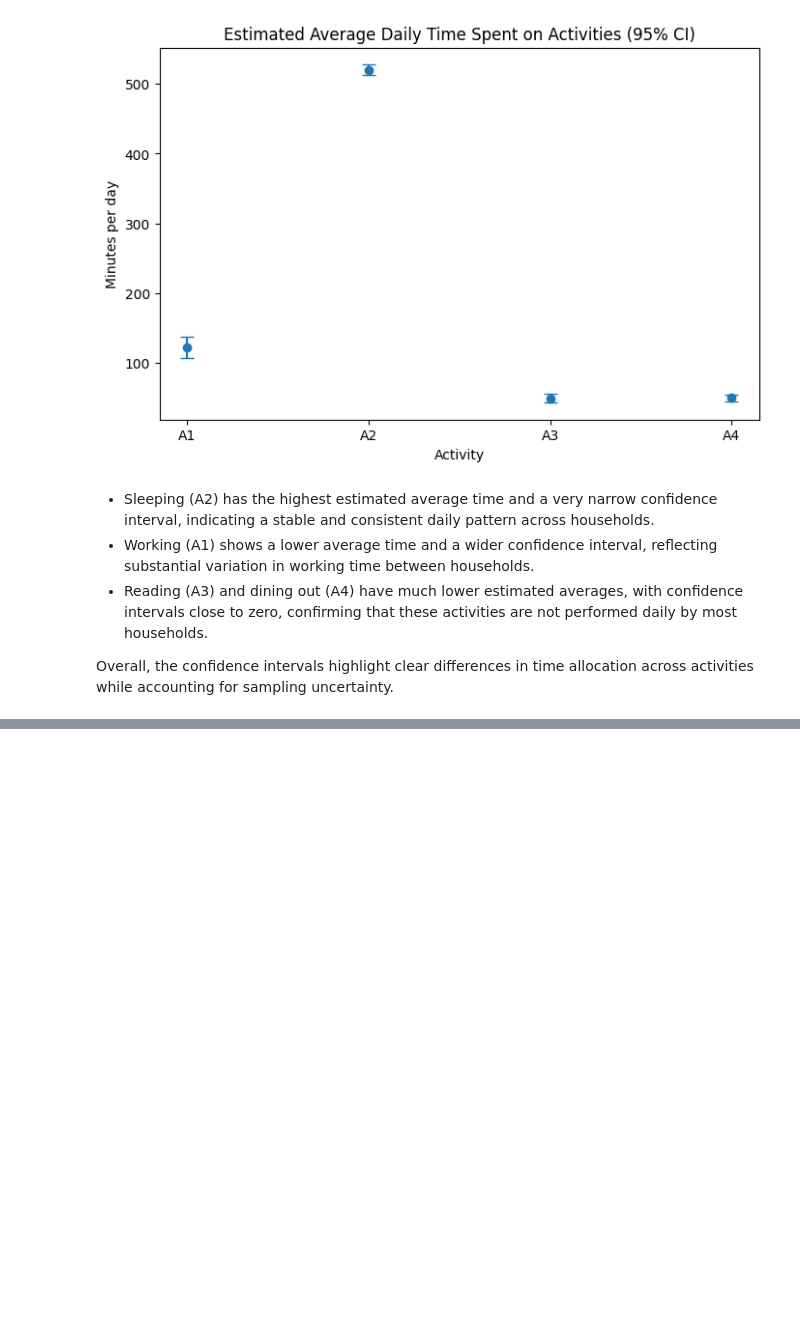
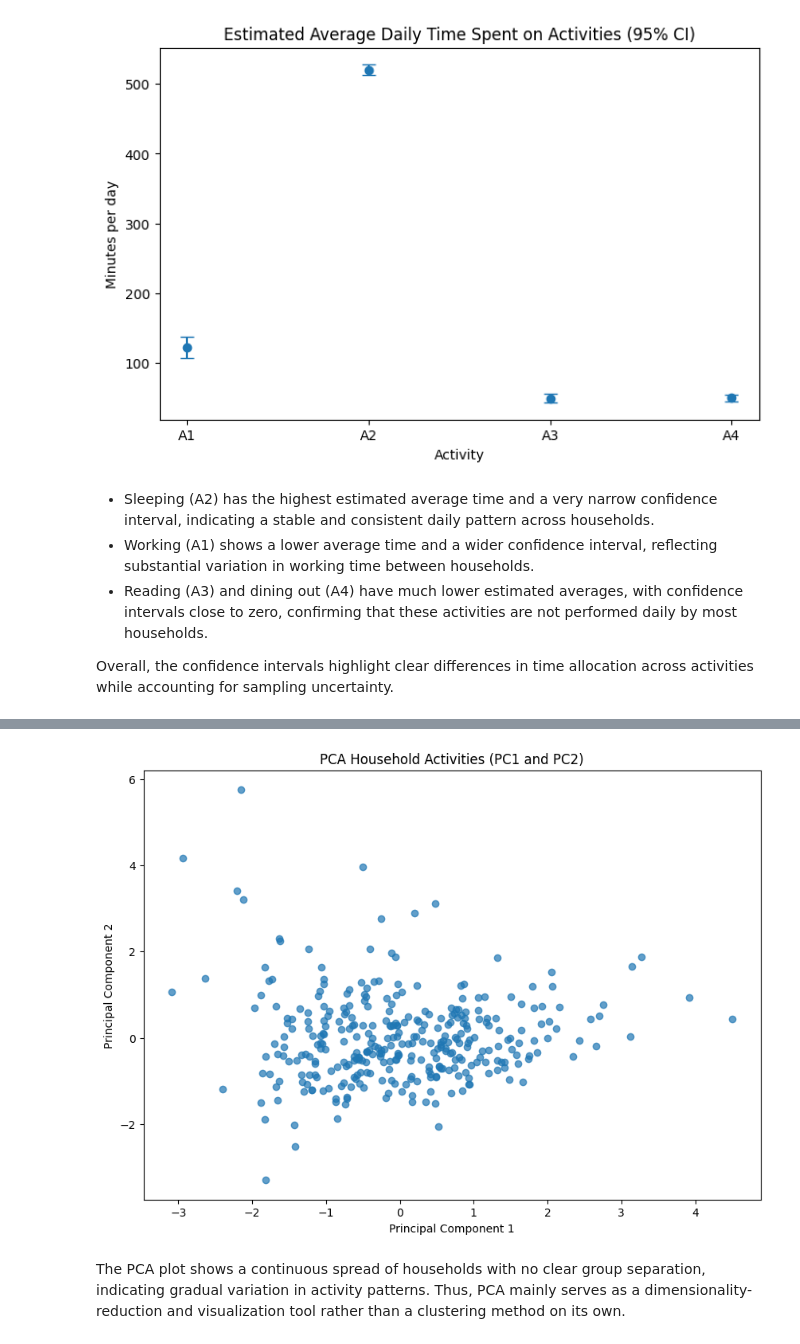
Before and after one commit to AyanaGuruge/Statistical-Data-Analysis-Project-2026, a Jupyter notebook: Group160_1.ipynb, the cells around one changed output, grey strips where cells are left out. Cells and saved outputs as stored; diff of their text form; code cells hidden in the pictures; blank space fills up the shorter version.

```diff
--- a/Group160_1.ipynb
+++ b/Group160_1.ipynb
@@ -571,0 +1059,16 @@ activities while accounting for sampling uncertainty.
+# %%
+# PCA with first two principal components
+pca_2 = PCA(n_components=2)
+X_pca_2 = pca_2.fit_transform(X_std)
+
+# Scatter plot of the first two principal components
+plt.figure(figsize=(10, 7))
+plt.scatter(X_pca_2[:, 0], X_pca_2[:, 1], alpha=0.7)
+plt.xlabel('Principal Component 1')
+plt.ylabel('Principal Component 2')
+plt.title('PCA Household Activities (PC1 and PC2)')
+plt.show()
+# %% [output]
+[figure, added]
+# %% [markdown]
+The PCA plot shows a continuous spread of households with no clear group separation, indicating gradual variation in activity patterns. Thus, PCA mainly serves as a dimensionality-reduction and visualization tool rather than a clustering method on its own.
```
Also changed, not shown: parts of 35 cells of this notebook.
